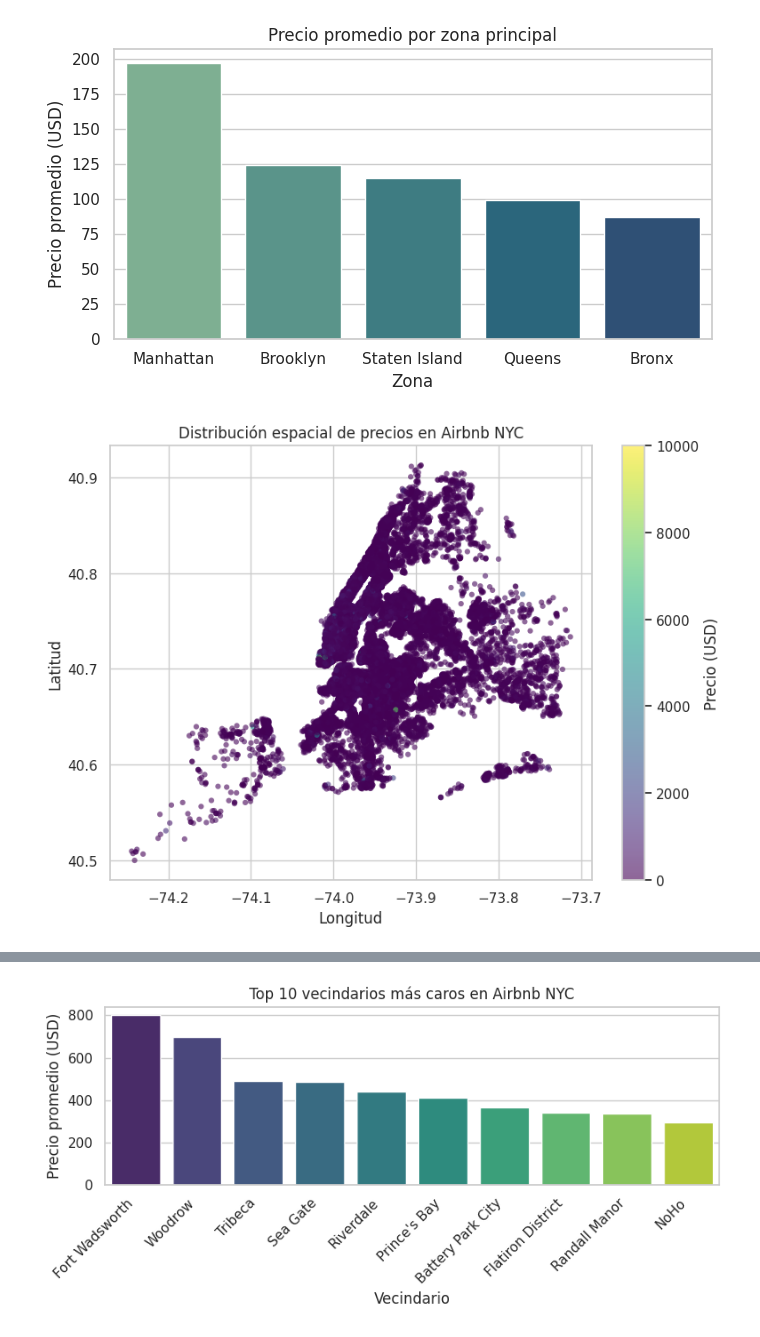
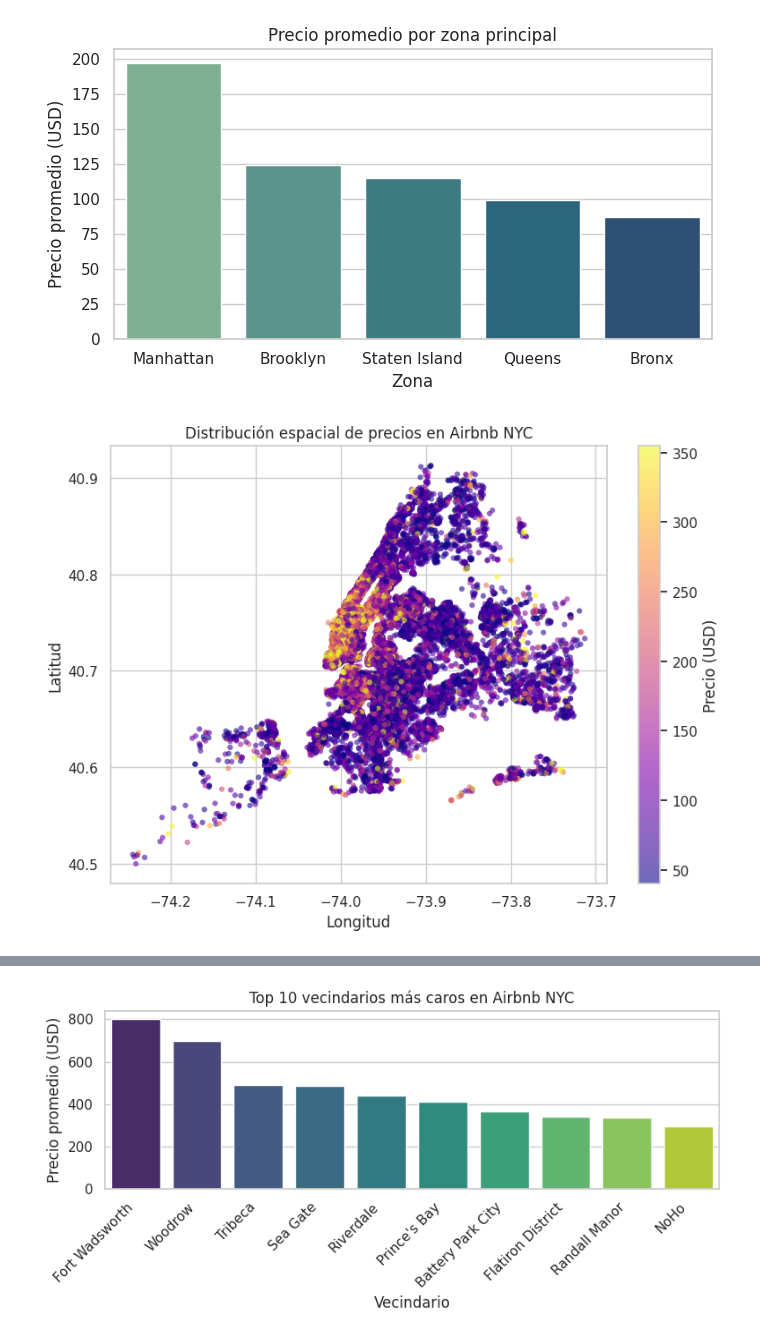
Before and after one commit to 4GeeksAcademy/carlos-gondelles-exploratory-data-analysis-project-machine-learning-python, a Jupyter notebook: src/explore.ipynb, the cells around one changed output, grey strips where cells are left out. Cells and saved outputs as stored; diff of their text form; code cells hidden in the pictures.

```diff
--- a/src/explore.ipynb
+++ b/src/explore.ipynb
@@ -176,0 +177,24 @@ Resumen de variables numericas:
+# %%
+# Columnas poco útiles para un modelo de precio (identificadores, texto libre, fechas)
+
+cols_to_drop = ['id', 'name', 'host_name', 'host_id', 'last_review']
+
+print("Shape antes del drop:", df.shape)     #  Shape antes del drop
+
+df = df.drop(columns=cols_to_drop)
+
+print("Shape después del drop:", df.shape)
+print("Columnas restantes:", list(df.columns))
+
+# Revisar de nuevo nulos tras el drop
+
+print("Valores nulos por columna (tras drop):")
+print(df.isnull().sum())
+
+# En este dataset, típicamente 'reviews_per_month' tiene nulos => los rellenar con 0
+
+if 'reviews_per_month' in df.columns:
+    df['reviews_per_month'] = df['reviews_per_month'].fillna(0)
+
+print("Valores nulos después de imputar reviews_per_month:")
+print(df.isnull().sum())
@@ -265,29 +420,35 @@ plt.show()
 # %%
 # Distribución espacial de precios
 
 plt.figure(figsize=(8, 6))
+
+# Calculo de percentiles para acotar rango de colores
+
+vmin, vmax = np.percentile(df['price'], [5, 95])
 
 # Grafico de los puntos de latitud y longitud, usando el precio como color
 
 scatter = plt.scatter(
     data=df,
     x='longitude',
     y='latitude',
     c='price',
-    cmap='viridis',
+    cmap='plasma',
     s=20,
     alpha=0.6,
-    edgecolors='none'
+    edgecolors='none',
+    vmin=vmin,
+    vmax=vmax
 )
 
 plt.title("Distribución espacial de precios en Airbnb NYC", fontsize=12)
 plt.xlabel("Longitud")
 plt.ylabel("Latitud")
 
 cbar = plt.colorbar(scatter)    # Barra de colores
 cbar.set_label("Precio (USD)")
 
 plt.tight_layout()
 plt.show()
 # %% [output]
-[figure, old version]
+[figure, new version]
```
Also changed, not shown: parts of 40 cells of this notebook, 8 other files.
